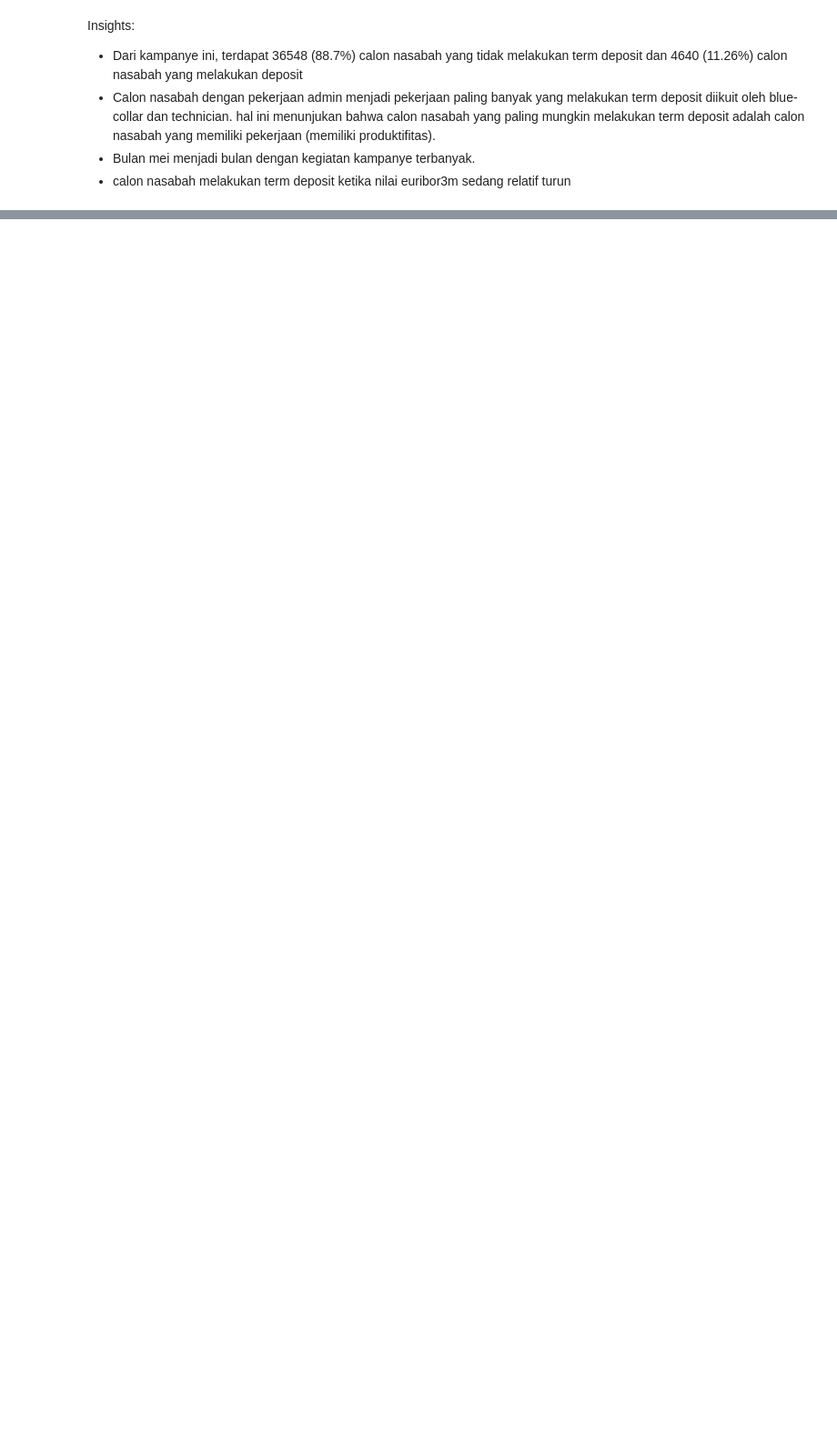
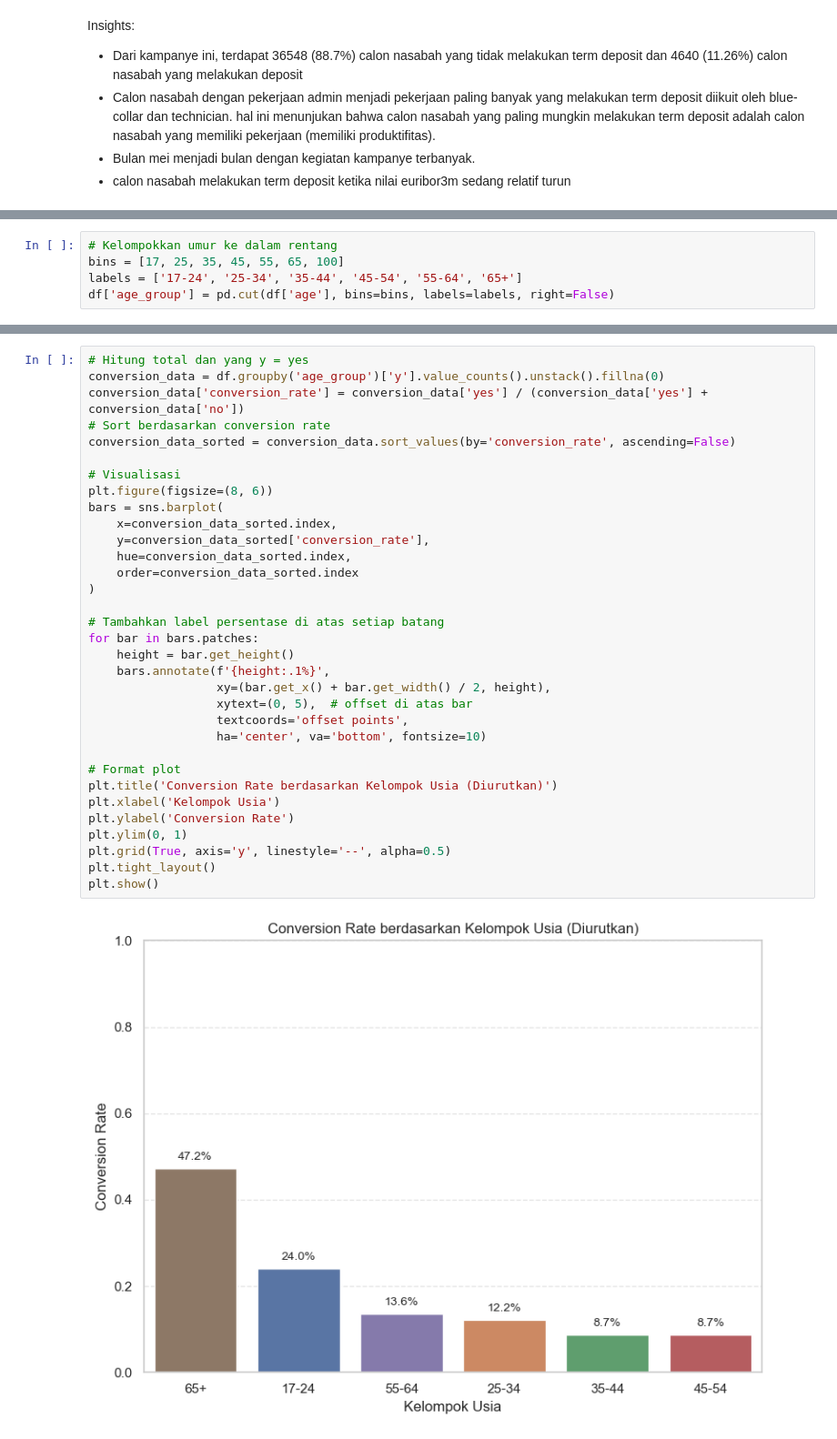
Before and after one commit to akmalraafid25/BetaGroup_JC_DS_OL_FinalProject, a Jupyter notebook: FinalProject.ipynb, the cells around one changed output, grey strips where cells are left out. Shown at 91% size. Cells and saved outputs as stored; diff of their text form; blank space fills up the shorter version.

```diff
--- a/FinalProject.ipynb
+++ b/FinalProject.ipynb
@@ -436,0 +469,5 @@ Insights:
+# %%
+# Kelompokkan umur ke dalam rentang
+bins = [17, 25, 35, 45, 55, 65, 100]
+labels = ['17-24', '25-34', '35-44', '45-54', '55-64', '65+']
+df['age_group'] = pd.cut(df['age'], bins=bins, labels=labels, right=False)
@@ -436,0 +476,35 @@ Insights:
+# %%
+# Hitung total dan yang y = yes
+conversion_data = df.groupby('age_group')['y'].value_counts().unstack().fillna(0)
+conversion_data['conversion_rate'] = conversion_data['yes'] / (conversion_data['yes'] + conversion_data['no'])
+# Sort berdasarkan conversion rate
+conversion_data_sorted = conversion_data.sort_values(by='conversion_rate', ascending=False)
+
+# Visualisasi
+plt.figure(figsize=(8, 6))
+bars = sns.barplot(
+    x=conversion_data_sorted.index,
+    y=conversion_data_sorted['conversion_rate'],
+    hue=conversion_data_sorted.index,
+    order=conversion_data_sorted.index
+)
+
+# Tambahkan label persentase di atas setiap batang
+for bar in bars.patches:
+    height = bar.get_height()
+    bars.annotate(f'{height:.1%}',
+                  xy=(bar.get_x() + bar.get_width() / 2, height),
+                  xytext=(0, 5),  # offset di atas bar
+                  textcoords='offset points',
+                  ha='center', va='bottom', fontsize=10)
+
+# Format plot
+plt.title('Conversion Rate berdasarkan Kelompok Usia (Diurutkan)')
+plt.xlabel('Kelompok Usia')
+plt.ylabel('Conversion Rate')
+plt.ylim(0, 1)
+plt.grid(True, axis='y', linestyle='--', alpha=0.5)
+plt.tight_layout()
+plt.show()
+# %% [output]
+[figure, added]
```
Also changed, not shown: parts of 18 cells of this notebook.
